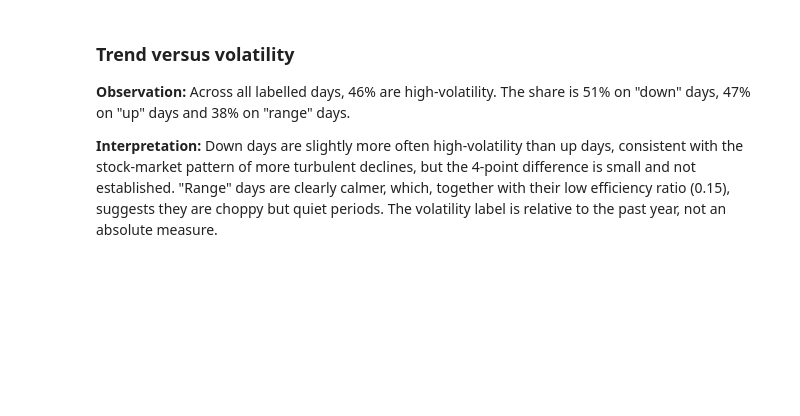
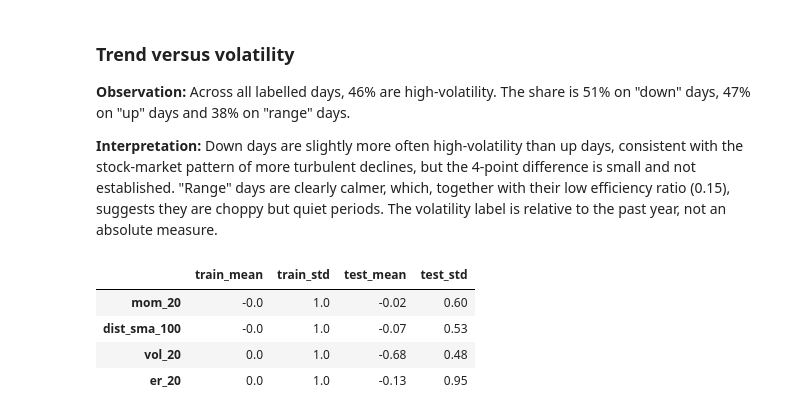
Before and after one commit to youssef-bensalem/cryptosense-ai, a Jupyter notebook: notebooks/04_regimes.ipynb, the cells around one changed output. Cells and saved outputs as stored; diff of their text form; code cells hidden in the pictures; blank space fills up the shorter version.

```diff
--- a/notebooks/04_regimes.ipynb
+++ b/notebooks/04_regimes.ipynb
@@ -117,0 +130,18 @@ pd.crosstab(df["trend"], df["vol_regime"], normalize="index")
+# %%
+scaler = StandardScaler()
+train_scaled = scaler.fit_transform(train)   # learn mean/std from train only
+test_scaled = scaler.transform(test)         # apply train's mean/std, learn nothing
+
+summary = pd.DataFrame({
+    "train_mean": train_scaled.mean(axis=0),
+    "train_std": train_scaled.std(axis=0),
+    "test_mean": test_scaled.mean(axis=0),
+    "test_std": test_scaled.std(axis=0),
+}, index=FEATURES)
+summary.round(2)
+# %% [output]
+|  | train_mean | train_std | test_mean | test_std |
+| mom_20 | -0.0 | 1.0 | -0.02 | 0.60 |
+| dist_sma_100 | -0.0 | 1.0 | -0.07 | 0.53 |
+| vol_20 | 0.0 | 1.0 | -0.68 | 0.48 |
+| er_20 | 0.0 | 1.0 | -0.13 | 0.95 |
```
Also changed, not shown: parts of 9 cells of this notebook, 1 other file.
